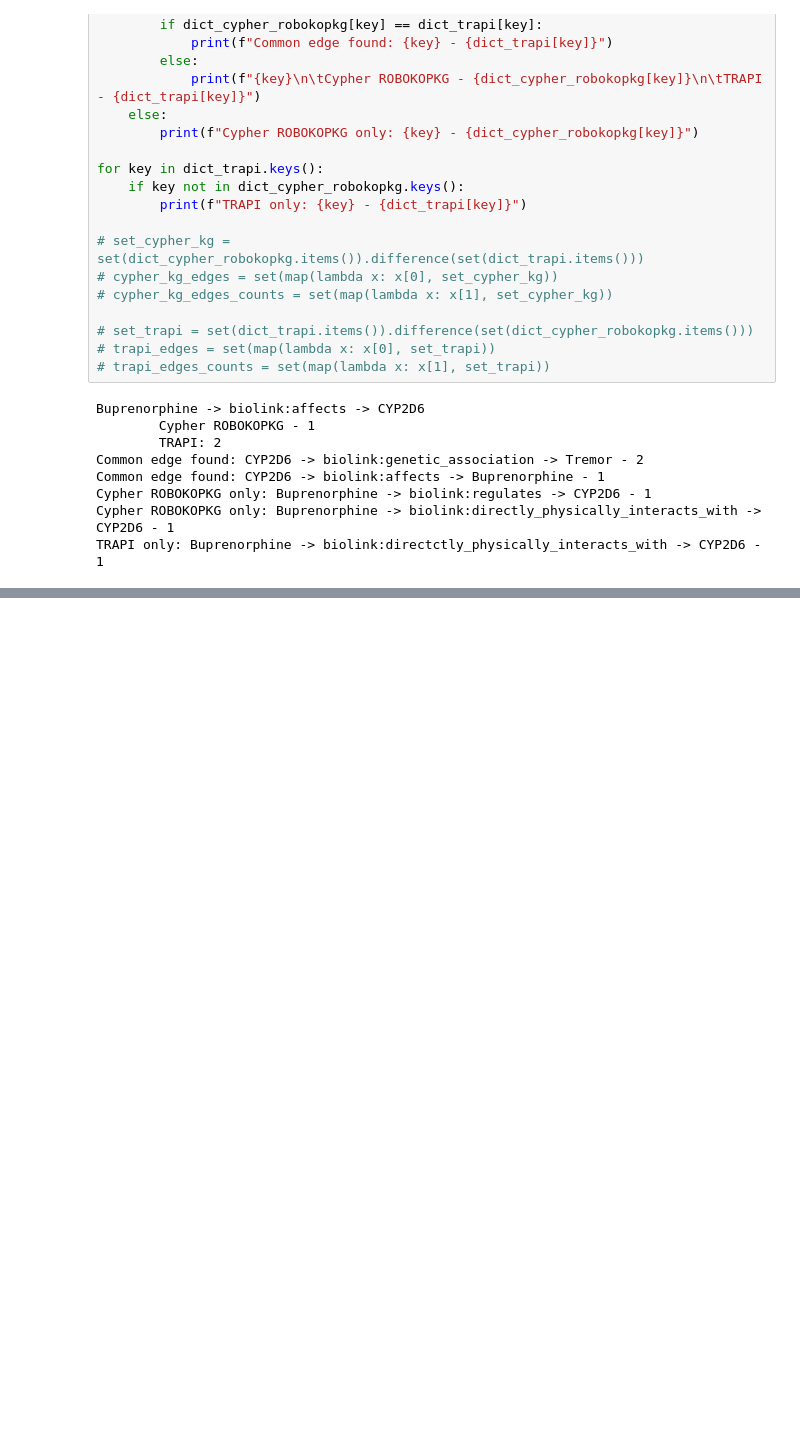
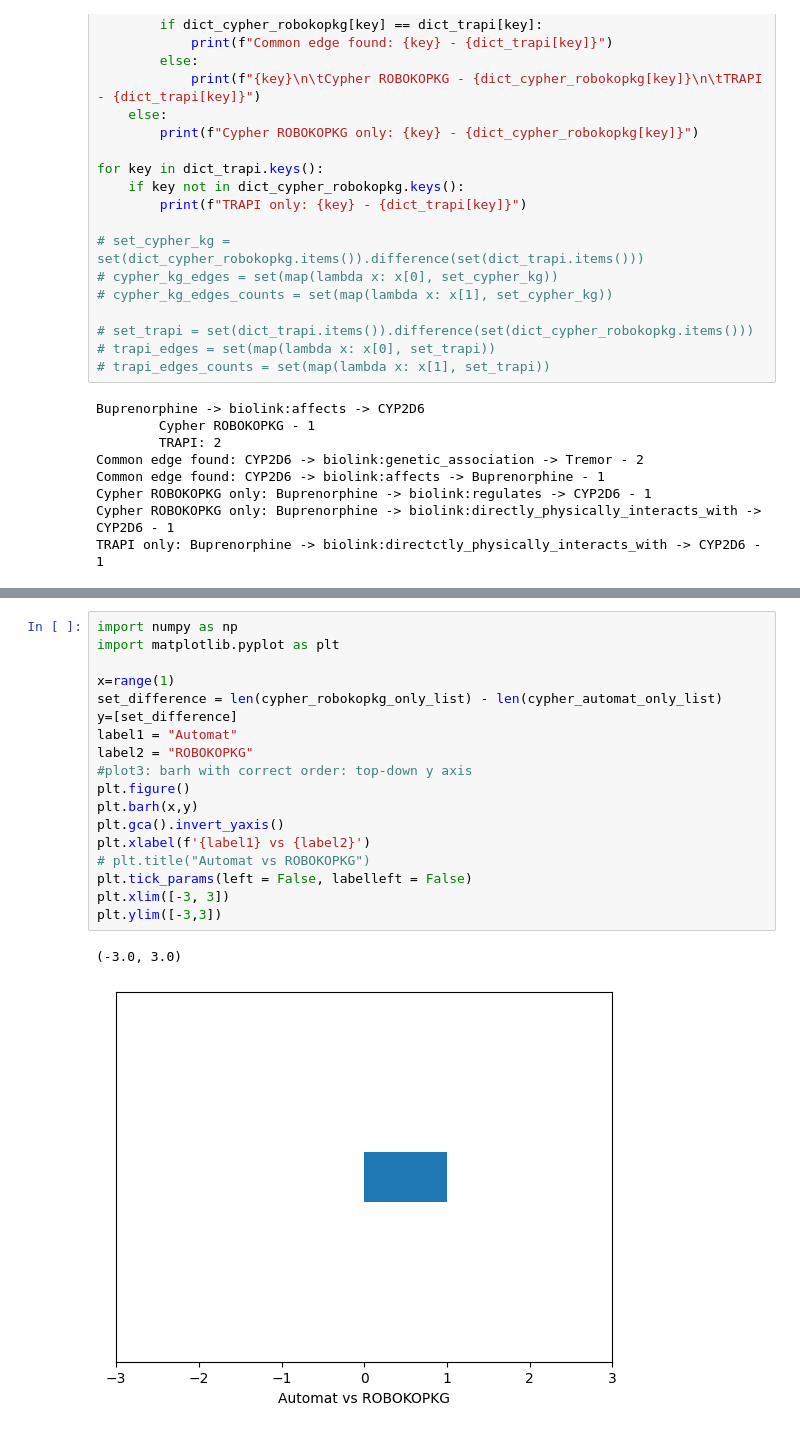
Before and after one commit to RobokopU24/RoboDocumentation, a Jupyter notebook: Documentation/HelloRobokop/HelloRobokop_TRAPI_Cypher_compare.ipynb, the cells around one changed output, grey strips where cells are left out. Saved outputs shown, nothing was run; the diff lists cells and outputs as text; blank space fills up the shorter version.

```diff
--- a/Documentation/HelloRobokop/HelloRobokop_TRAPI_Cypher_compare.ipynb
+++ b/Documentation/HelloRobokop/HelloRobokop_TRAPI_Cypher_compare.ipynb
@@ -495,0 +544,21 @@ plt.show()
+# %%
+import numpy as np
+import matplotlib.pyplot as plt
+
+x=range(1)
+set_difference = len(cypher_robokopkg_only_list) - len(cypher_automat_only_list)
+y=[set_difference]
+label1 = "Automat"
+label2 = "ROBOKOPKG"
+#plot3: barh with correct order: top-down y axis
+plt.figure()
+plt.barh(x,y)
+plt.gca().invert_yaxis()
+plt.xlabel(f'{label1} vs {label2}')
+# plt.title("Automat vs ROBOKOPKG")
+plt.tick_params(left = False, labelleft = False)
+plt.xlim([-3, 3])
+plt.ylim([-3,3])
+# %% [output]
+(-3.0, 3.0)
+[figure, added]
```
Also changed, not shown: parts of 11 cells of this notebook.
